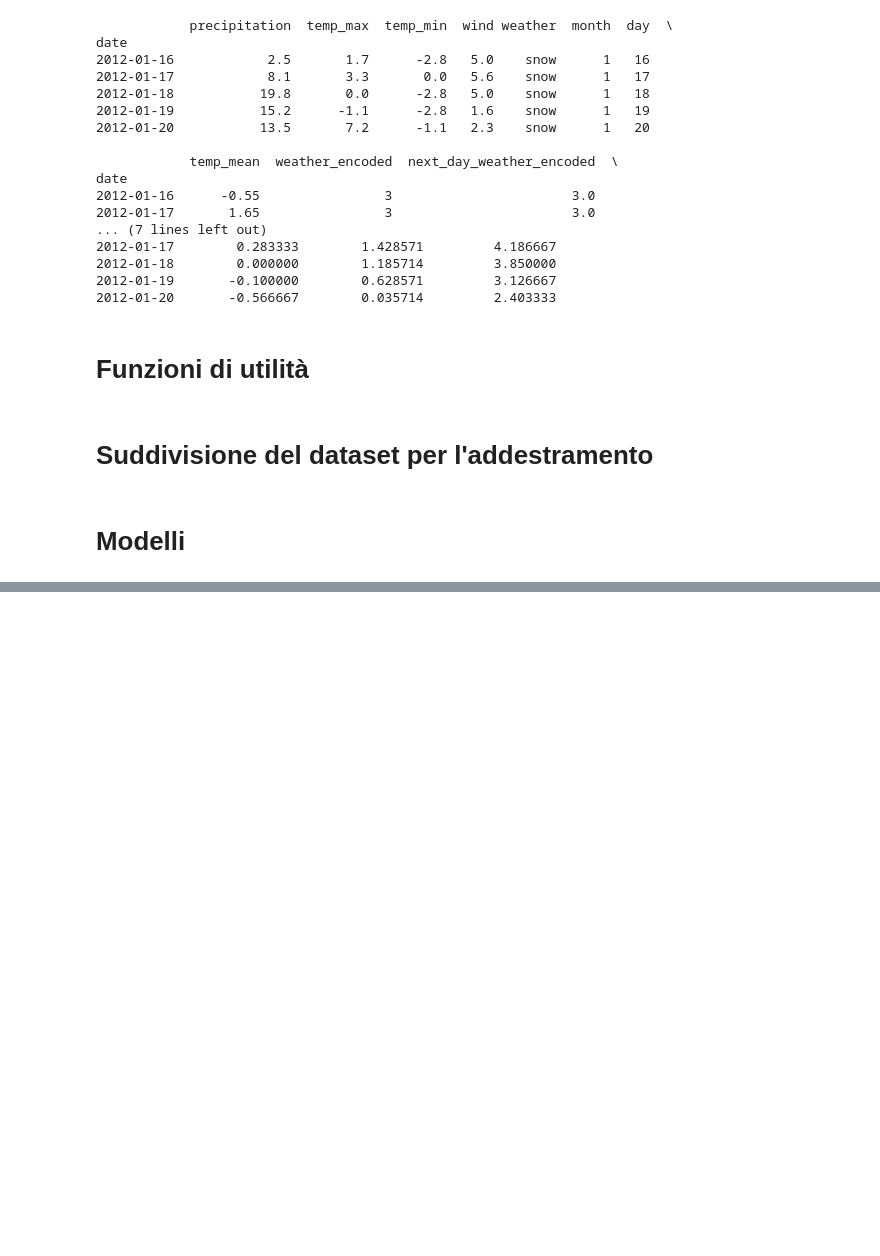
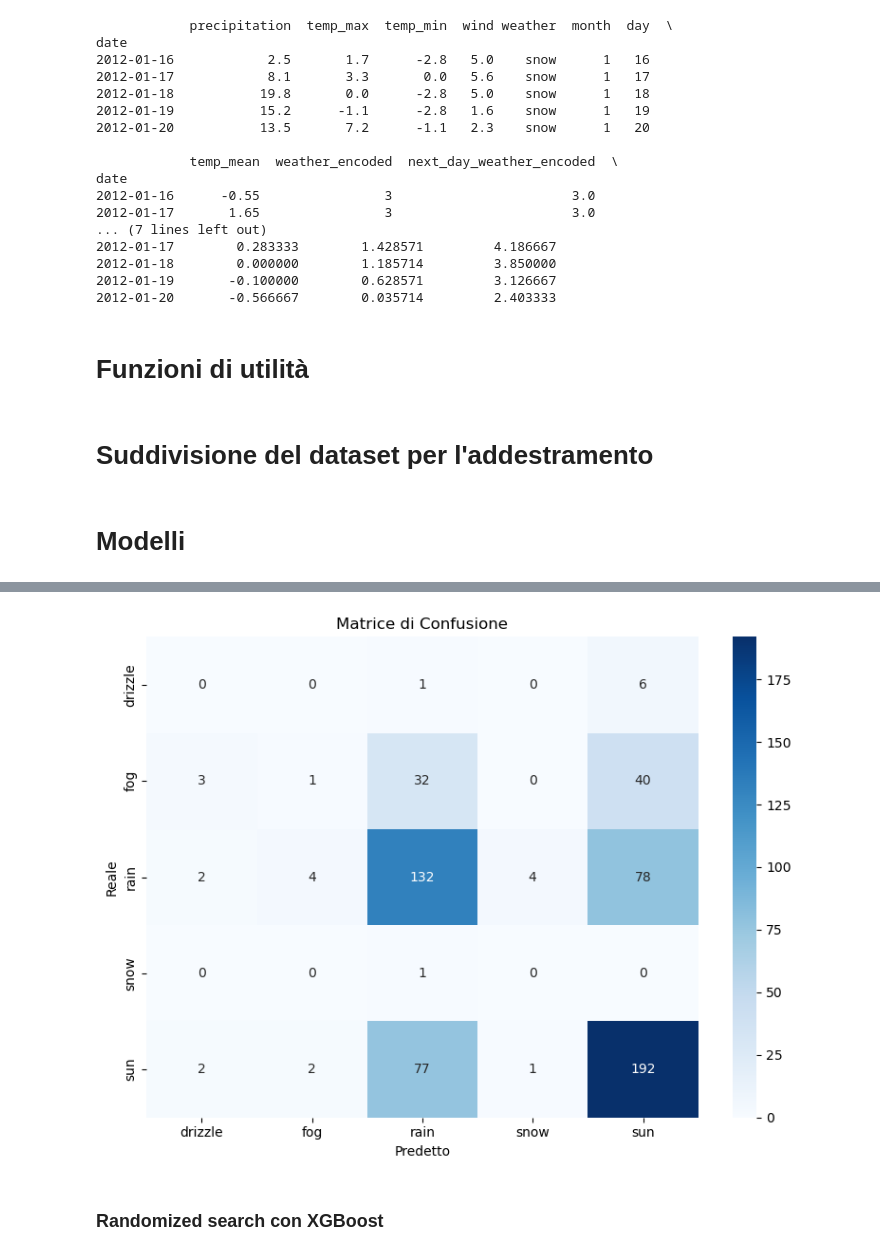
Before and after one commit to Orbmad/Data_Intensive_project, a Jupyter notebook: weather_predictions.ipynb, the cells around one changed output, grey strips where cells are left out. Drawn from its saved outputs; the diff is of its cells as text; code cells hidden in the pictures; blank space fills up the shorter version.

```diff
--- a/weather_predictions.ipynb
+++ b/weather_predictions.ipynb
@@ -329,0 +384,12 @@ X_test, y_test = X.iloc[train_set_treshold:, :], y.iloc[train_set_treshold:]
+# %%
+from xgboost import XGBClassifier
+
+xgb = XGBClassifier(
+    n_estimators = 200,
+    random_state = 42,
+    objective='multi:softprob',
+    num_class=len(encoder.classes_),
+    eval_metric='mlogloss'
+)
+
+xgb.fit(X_train, y_train)
@@ -329,0 +411,3 @@ X_test, y_test = X.iloc[train_set_treshold:, :], y.iloc[train_set_treshold:]
+# %%
+xgb_pred = xgb.predict(X_test)
+print(classification_report(y_test, xgb_pred, zero_division=0))
@@ -329,0 +426,6 @@ X_test, y_test = X.iloc[train_set_treshold:, :], y.iloc[train_set_treshold:]
+# %%
+plot_confusion_matrix(y_test.values, xgb_pred)
+# %% [output]
+[figure, added]
+# %% [markdown]
+### Randomized search con XGBoost
```
Also changed, not shown: parts of 16 cells of this notebook.
